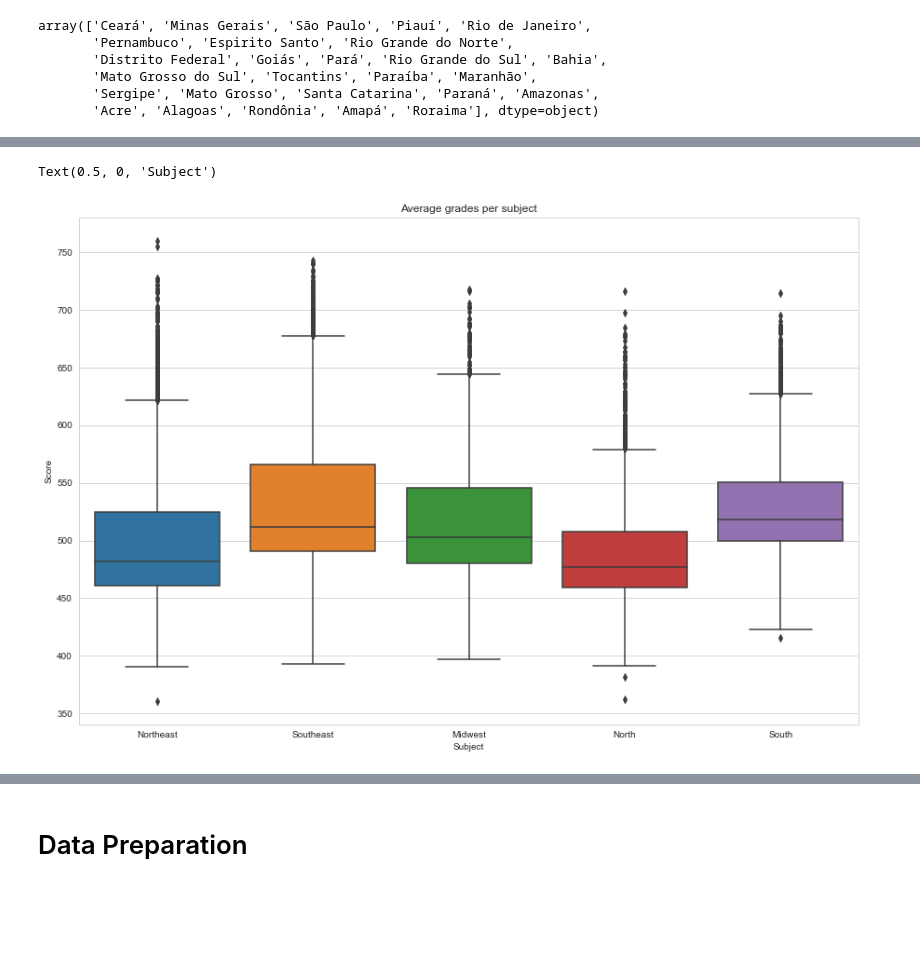
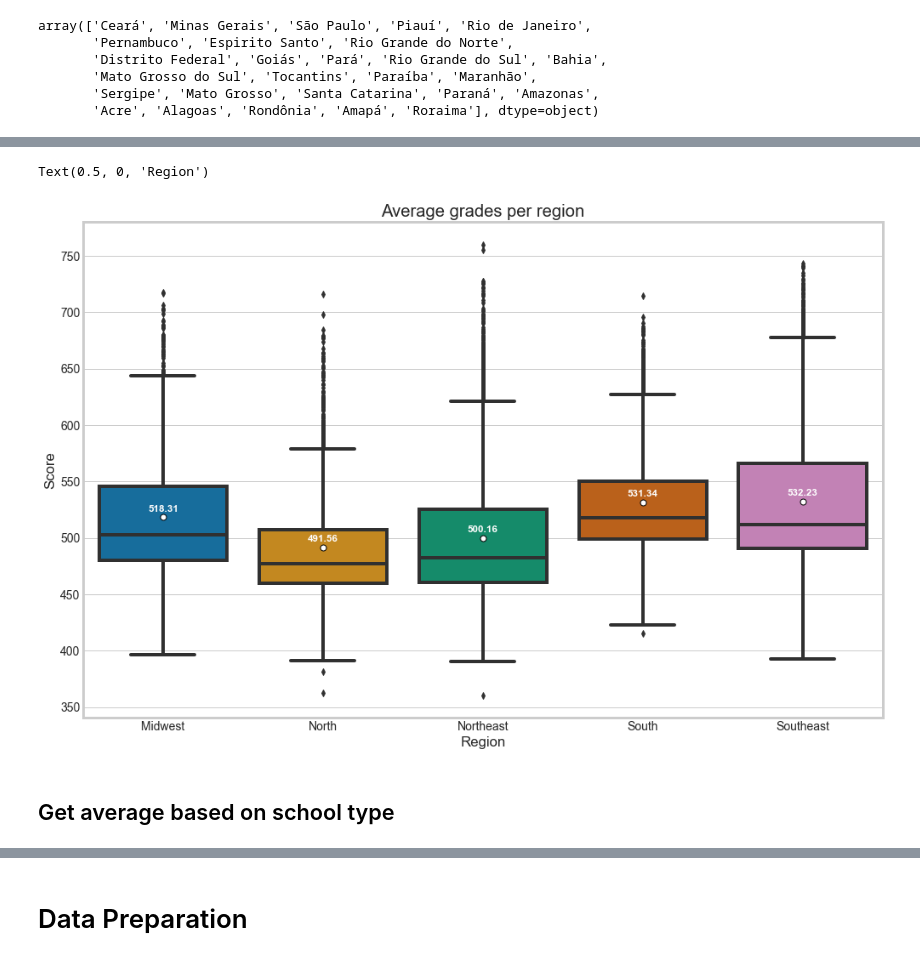
Before and after one commit to lindonjonhson/ml-ca2, a Jupyter notebook: CA_ENEM_Brisados_EDA.ipynb, the cells around one changed output, grey strips where cells are left out. Cells and saved outputs as stored; diff of their text form; code cells hidden in the pictures; blank space fills up the shorter version.

```diff
--- a/CA_ENEM_Brisados_EDA.ipynb
+++ b/CA_ENEM_Brisados_EDA.ipynb
@@ -239,25 +247,33 @@ eda_df.head()
 | 2 | 3 | 31350664 | COLEGIO BERNOULLI | Minas Gerais | Belo Horizonte | Privada | Urbana | 280 | 681.58 | 668.20 | ... |
 | 3 | 4 | 35399197 | OBJETIVO COLEGIO INTEGRADO | São Paulo | São Paulo | Privada | Urbana | 53 | 677.45 | 682.90 | ... |
 | 4 | 5 | 31349720 | FIBONACCI COLEGIO | Minas Gerais | Ipatinga | Privada | Urbana | 57 | 666.41 | 657.87 | ... |
-# %%
-plt.figure(figsize=(15, 10))
-
-sns.boxplot(data=eda_df, x='region', y='average_exam')
-
-medians = eda_df['average_exam'].median()
-
-vertical_offset = eda_df['average_exam'].median() * 0.01 # offset from median for display
-
-# for xtick in box_plot.get_xticks():
-#     box_plot.text(xtick,medians[xtick] + vertical_offset[xtick],medians[xtick],
-#             horizontalalignment='center', size='large', color='w',weight='semibold')
-# vertical_offset
-
-ax = plt.gca()
-ax.set_title('Average grades per subject')
-ax.set_ylabel('Score')
-ax.set_xlabel('Subject')
-# %% [output]
-Text(0.5, 0, 'Subject')
-[figure, removed]
+# %%
+sns.set_style('whitegrid')
+sns.set_palette('colorblind')
+#   Increasing the graph
+
+plt.figure(figsize=(15, 10))
+
+box_plot = sns.boxplot(data=eda_df.sort_values(by='region', ascending=True), x='region', y='average_exam', showmeans=True,
+            meanprops={"marker":"o",
+                       "markerfacecolor":"white",
+                       "markeredgecolor":"black",
+                      "markersize":"7"})
+
+means = eda_df.sort_values(by='region', ascending=True).groupby(['region'])['average_exam'].mean()
+vertical_offset = means * 0.01 # offset from median for display
+
+for xtick in box_plot.get_xticks():
+    box_plot.text(xtick, means[xtick]+vertical_offset[xtick],"{:.2f}".format(means[xtick]),
+            horizontalalignment='center',size='small',color='w',weight='bold')
+
+ax = plt.gca()
+ax.set_title('Average grades per region')
+ax.set_ylabel('Score')
+ax.set_xlabel('Region')
+# %% [output]
+Text(0.5, 0, 'Region')
+[figure, added]
+# %% [markdown]
+##  Get average based on school type
 # %%
```
Also changed, not shown: parts of 4 cells of this notebook.
